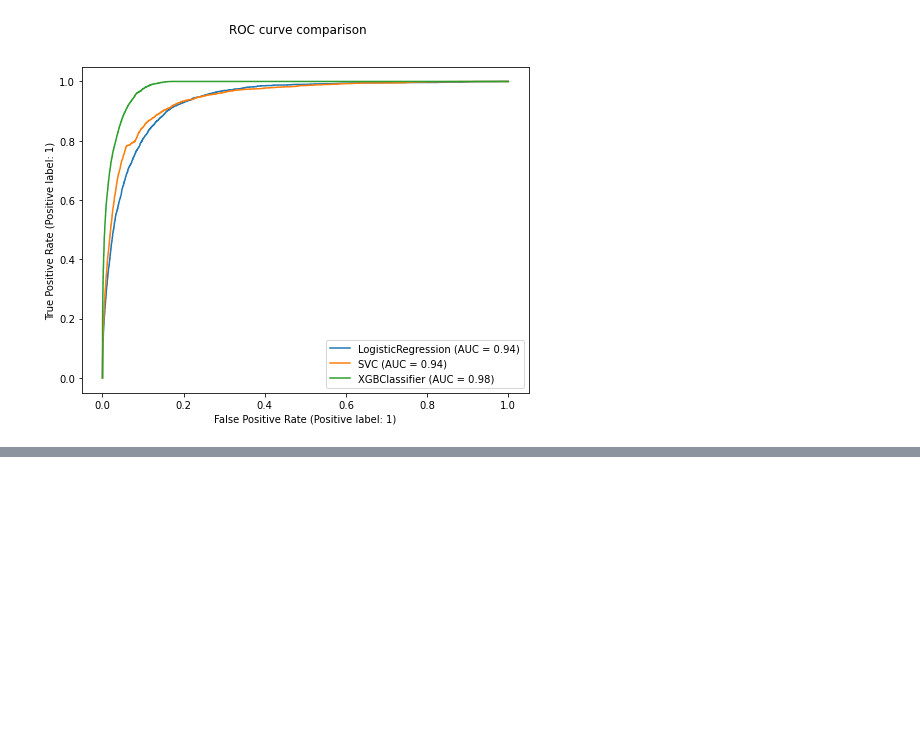
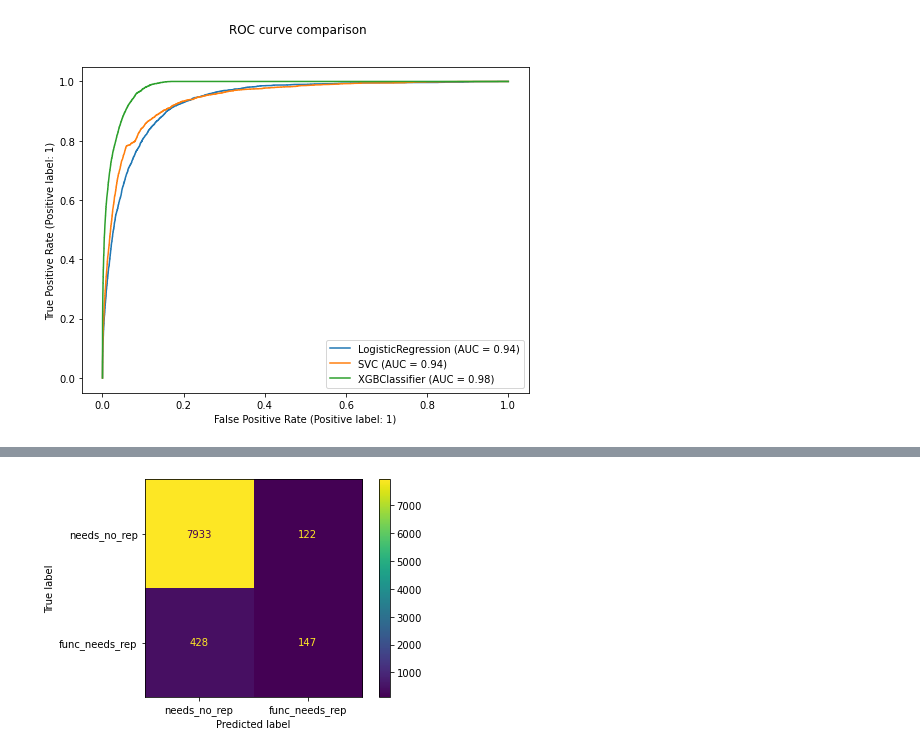
Before and after one commit to timo282/Tanzania_Pumps_Prediction, a Jupyter notebook: project_modeling_2.ipynb, the cells around one changed output, grey strips where cells are left out. Drawn from its saved outputs; the diff is of its cells as text; code cells hidden in the pictures; blank space fills up the shorter version.

```diff
--- a/project_modeling_2.ipynb
+++ b/project_modeling_2.ipynb
@@ -572,0 +623,8 @@ plt.show()
+# %%
+predictions = xgb_cf.predict(X_test)
+cm = confusion_matrix(y_test_r, predictions, labels=xgb_cf.classes_)
+disp = ConfusionMatrixDisplay(confusion_matrix=cm, display_labels=['needs_no_rep', 'func_needs_rep'])
+disp.plot()
+plt.show()
+# %% [output]
+[figure, added]
```
Also changed, not shown: parts of 14 cells of this notebook.
